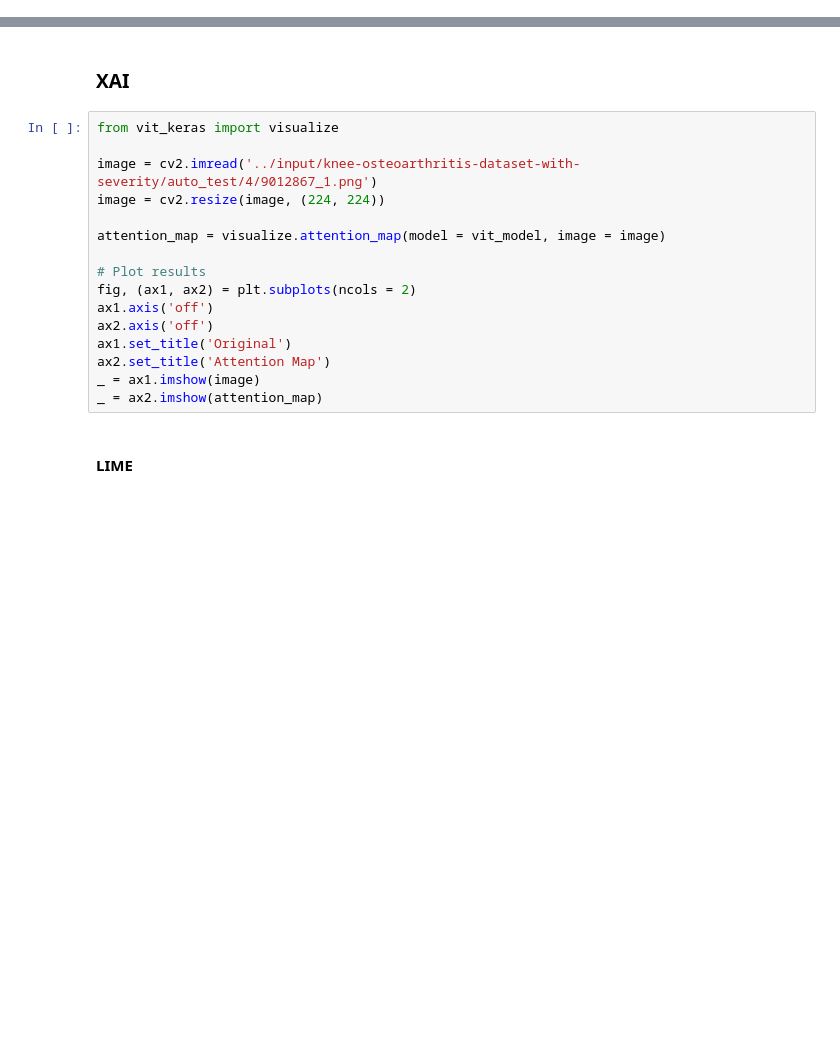
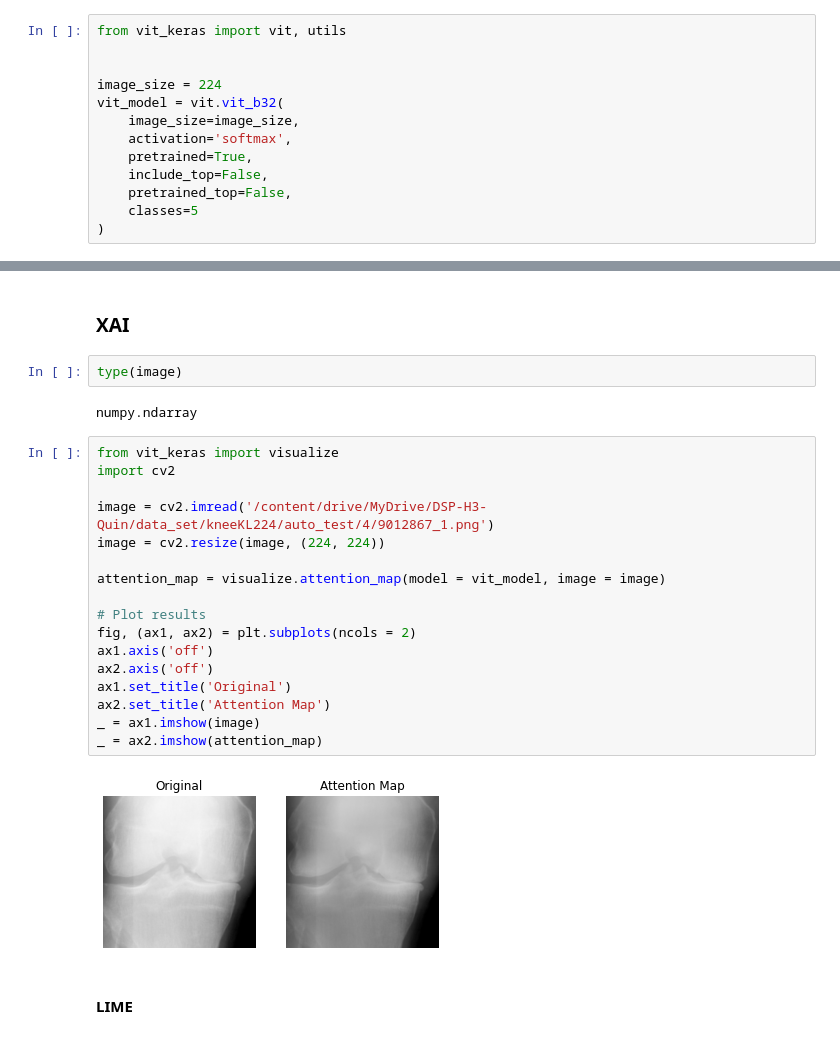
Before and after one commit to jah377/XAI_ImageClassification, a Jupyter notebook: xai.ipynb, the cells around one changed output, grey strips where cells are left out. Drawn from its saved outputs; the diff is of its cells as text; blank space fills up the shorter version.

```diff
--- a/xai.ipynb
+++ b/xai.ipynb
@@ -480,0 +487,13 @@ tf.__version__
+# %%
+from vit_keras import vit, utils
+
+
+image_size = 224
+vit_model = vit.vit_b32(
+    image_size=image_size,
+    activation='softmax',
+    pretrained=True,
+    include_top=False,
+    pretrained_top=False,
+    classes=5
+)
@@ -492,21 +555,28 @@ Test accuracy:  0.5314009785652161
 # %% [markdown]
 ### XAI
+# %%
+type(image)
+# %% [output]
+numpy.ndarray
 # %%
 from vit_keras import visualize
+import cv2
 
-image = cv2.imread('../input/knee-osteoarthritis-dataset-with-severity/auto_test/4/9012867_1.png')
+image = cv2.imread('/content/drive/MyDrive/DSP-H3-Quin/data_set/kneeKL224/auto_test/4/9012867_1.png')
 image = cv2.resize(image, (224, 224))
 
 attention_map = visualize.attention_map(model = vit_model, image = image)
 
 # Plot results
 fig, (ax1, ax2) = plt.subplots(ncols = 2)
 ax1.axis('off')
 ax2.axis('off')
 ax1.set_title('Original')
 ax2.set_title('Attention Map')
 _ = ax1.imshow(image)
 _ = ax2.imshow(attention_map)
+# %% [output]
+[figure, added]
 # %% [markdown]
 #### LIME
 # %%
```
Also changed, not shown: parts of 25 cells of this notebook.
